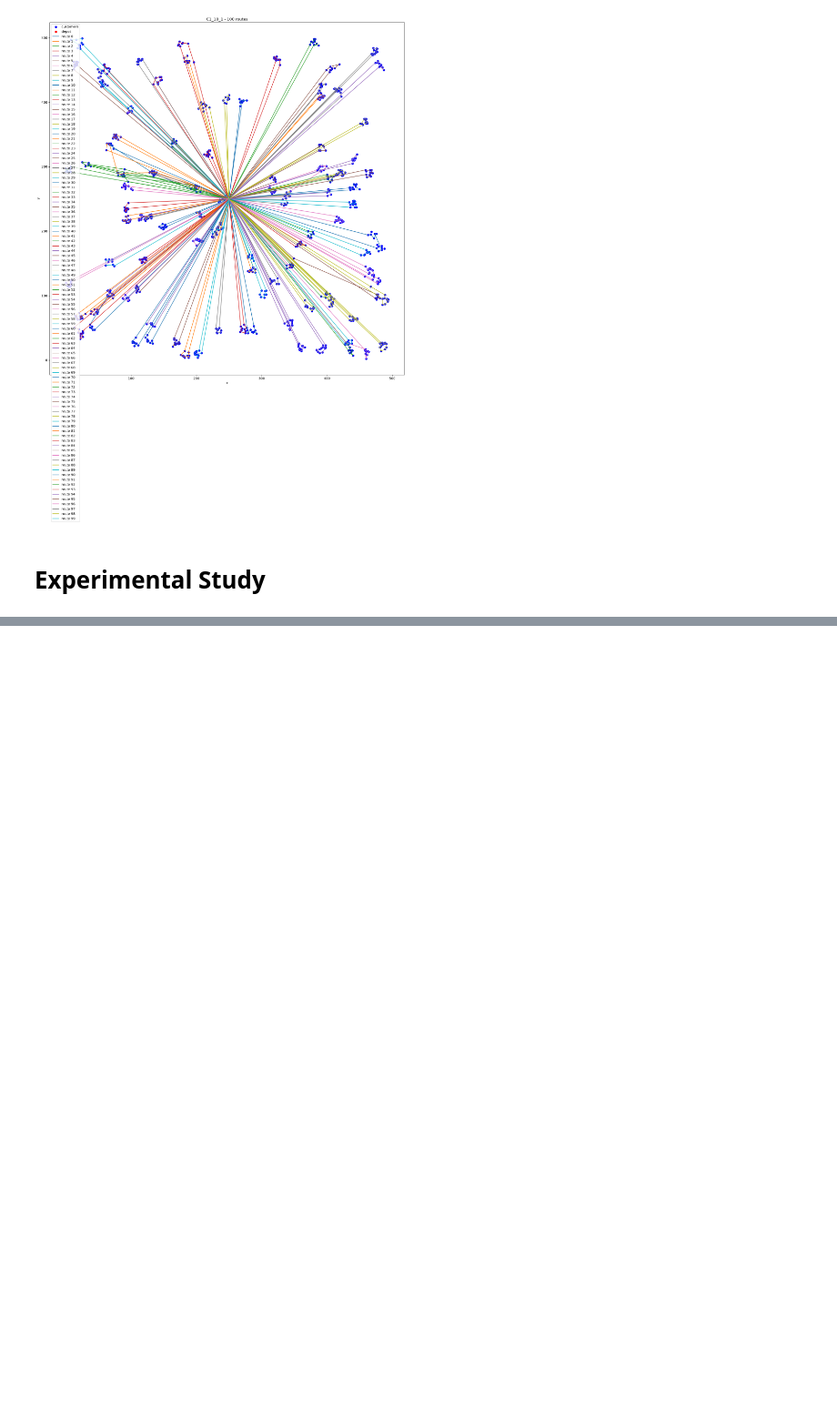
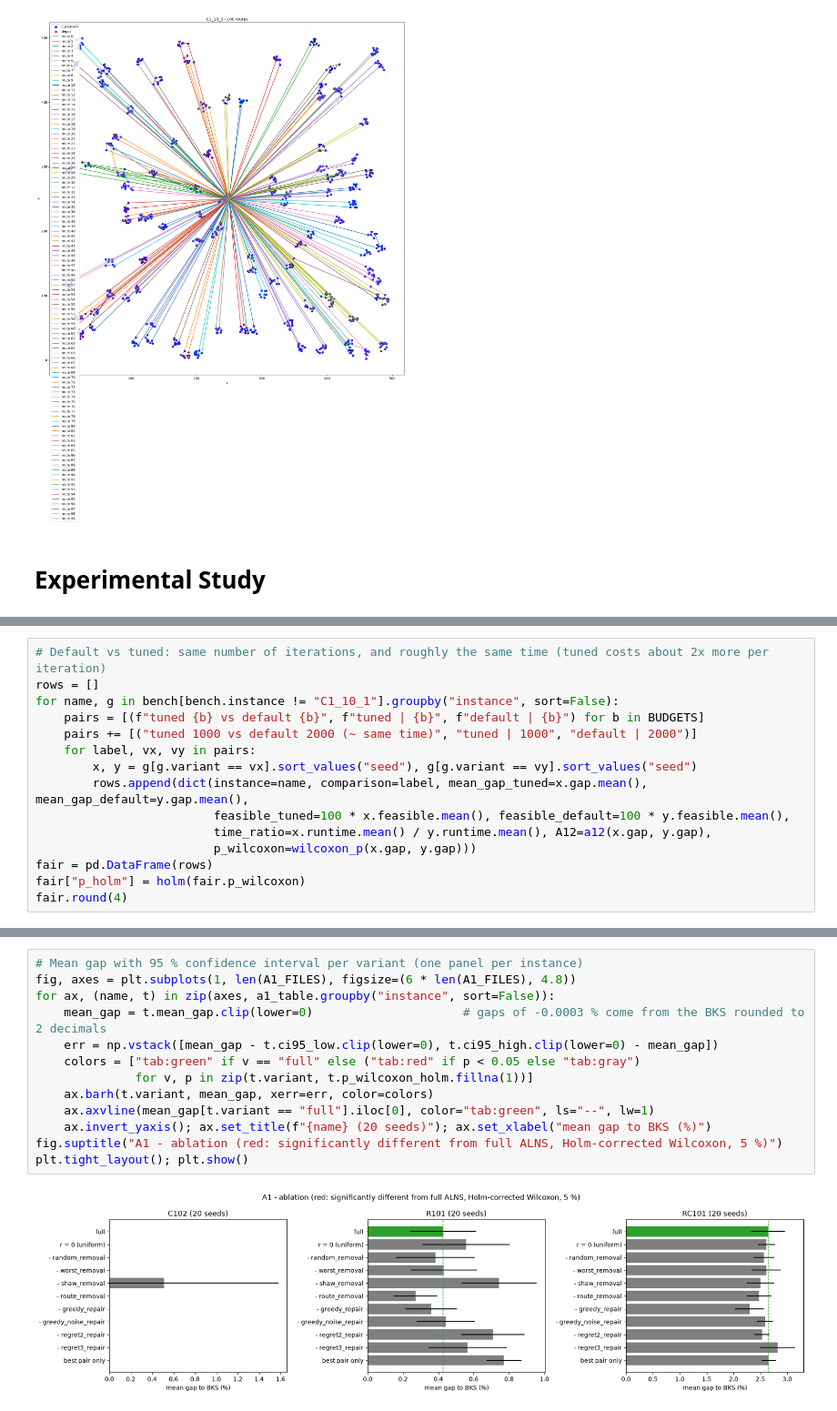
Before and after one commit to slowalie/Algorithms_and_Combinatorial_Optimization_project_groupe_2, a Jupyter notebook: group_2_project_final_deliverable.ipynb, the cells around one changed output, grey strips where cells are left out. Shown at 91% size. Saved outputs shown, nothing was run; the diff lists cells and outputs as text; blank space fills up the shorter version.

```diff
--- a/group_2_project_final_deliverable.ipynb
+++ b/group_2_project_final_deliverable.ipynb
@@ -1583,0 +1632,15 @@ T.round(4)
+# %%
+# Default vs tuned: same number of iterations, and roughly the same time (tuned costs about 2x more per iteration)
+rows = []
+for name, g in bench[bench.instance != "C1_10_1"].groupby("instance", sort=False):
+    pairs = [(f"tuned {b} vs default {b}", f"tuned | {b}", f"default | {b}") for b in BUDGETS]
+    pairs += [("tuned 1000 vs default 2000 (~ same time)", "tuned | 1000", "default | 2000")]
+    for label, vx, vy in pairs:
+        x, y = g[g.variant == vx].sort_values("seed"), g[g.variant == vy].sort_values("seed")
+        rows.append(dict(instance=name, comparison=label, mean_gap_tuned=x.gap.mean(), mean_gap_default=y.gap.mean(),
+                         feasible_tuned=100 * x.feasible.mean(), feasible_default=100 * y.feasible.mean(),
+                         time_ratio=x.runtime.mean() / y.runtime.mean(), A12=a12(x.gap, y.gap),
+                         p_wilcoxon=wilcoxon_p(x.gap, y.gap)))
+fair = pd.DataFrame(rows)
+fair["p_holm"] = holm(fair.p_wilcoxon)
+fair.round(4)
@@ -1583,0 +1749,15 @@ T.round(4)
+# %%
+# Mean gap with 95 % confidence interval per variant (one panel per instance)
+fig, axes = plt.subplots(1, len(A1_FILES), figsize=(6 * len(A1_FILES), 4.8))
+for ax, (name, t) in zip(axes, a1_table.groupby("instance", sort=False)):
+    mean_gap = t.mean_gap.clip(lower=0)                     # gaps of -0.0003 % come from the BKS rounded to 2 decimals
+    err = np.vstack([mean_gap - t.ci95_low.clip(lower=0), t.ci95_high.clip(lower=0) - mean_gap])
+    colors = ["tab:green" if v == "full" else ("tab:red" if p < 0.05 else "tab:gray")
+              for v, p in zip(t.variant, t.p_wilcoxon_holm.fillna(1))]
+    ax.barh(t.variant, mean_gap, xerr=err, color=colors)
+    ax.axvline(mean_gap[t.variant == "full"].iloc[0], color="tab:green", ls="--", lw=1)
+    ax.invert_yaxis(); ax.set_title(f"{name} (20 seeds)"); ax.set_xlabel("mean gap to BKS (%)")
+fig.suptitle("A1 - ablation (red: significantly different from full ALNS, Holm-corrected Wilcoxon, 5 %)")
+plt.tight_layout(); plt.show()
+# %% [output]
+[figure, added]
```
Also changed, not shown: parts of 53 cells of this notebook.
